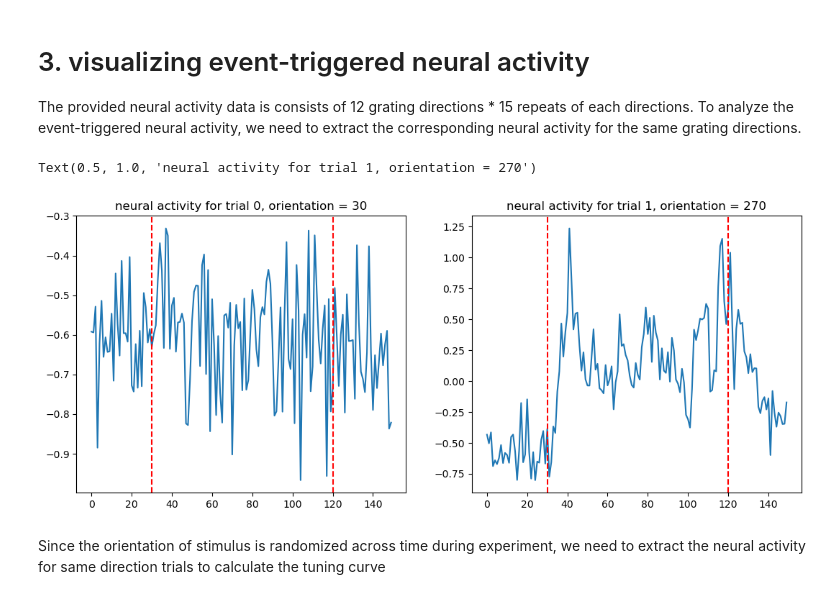
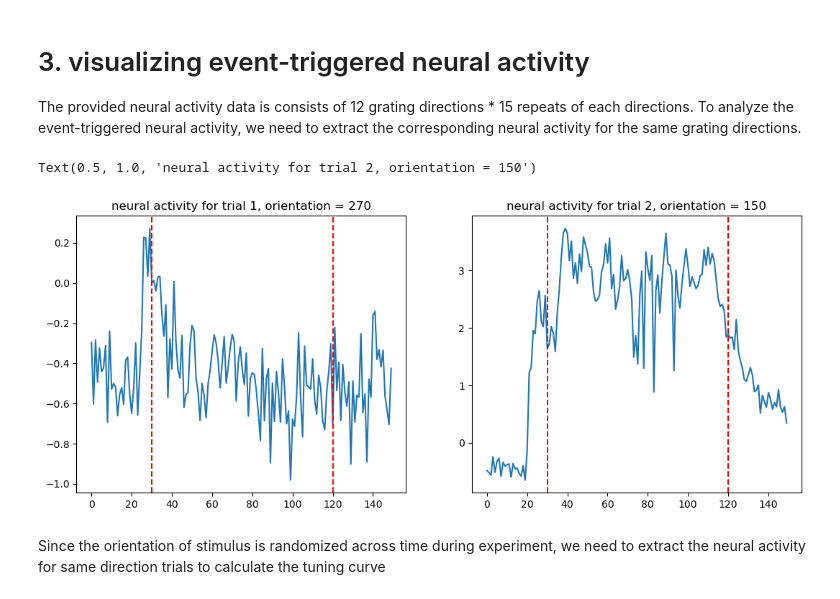
Before and after one commit to troselab/PM2-visual-physiology, a Jupyter notebook: 20241202_grating_tuning_v1.ipynb, the cells around one changed output. Saved outputs shown, nothing was run; the diff lists cells and outputs as text; code cells hidden in the pictures.

```diff
--- a/20241202_grating_tuning_v1.ipynb
+++ b/20241202_grating_tuning_v1.ipynb
@@ -79,6 +92,6 @@ These files are all recorded simultaneously for 21min, but you may have already
 
 To do this, we will load one more file ***bench2p_frame_times.npy*** to get the corresponding timestamp for each frame of neural activity.
 # %%
-file_path = '/home/shanm/adamacs/notebooks/shan/master course teaching/bench2p_frame_times.npy'
+file_path = rootpath + 'bench2p_frame_times.npy'
 neural_frame_time = np.load(file_path,  allow_pickle=True)
 # %%
@@ -171,27 +196,27 @@ The provided neural activity data is consists of 12 grating directions * 15 repe
 # %%
 ### plot two example trials for a neuron with 1s before stim_on and 1s after stim_off
 ### write your own code
 ### hint: use plt.axvline() to draw vertical line at stim_on and stim_off timepoints
 
 neuron_id = 0
-trial_id_1 = 0
-trial_id_2 = 1
+trial_id_1 = 1
+trial_id_2 = 2
 
 plt.figure(figsize=(13,5))
 plt.subplot(1,2,1)
 plt.plot(neural_data[neuron_id,stim_on_aligned[trial_id_1]-30:stim_off_aligned[trial_id_1]+30])
 plt.axvline(30,  color='r', linestyle='--')
 plt.axvline(120, color='r', linestyle='--')
 plt.title(f"neural activity for trial {trial_id_1}, orientation = {stim[trial_id_1]}")
 
 plt.subplot(1,2,2)
 plt.plot(neural_data[neuron_id,stim_on_aligned[trial_id_2]-30:stim_off_aligned[trial_id_2]+30])
 plt.axvline(30,  color='r', linestyle='--')
 plt.axvline(120, color='r', linestyle='--')
 plt.title(f"neural activity for trial {trial_id_2}, orientation = {stim[trial_id_2]}")
 # %% [output]
-Text(0.5, 1.0, 'neural activity for trial 1, orientation = 270')
+Text(0.5, 1.0, 'neural activity for trial 2, orientation = 150')
-[figure, old version]
+[figure, new version]
 # %% [markdown]
 Since the orientation of stimulus is randomized across time during experiment, we need to extract the neural activity for same direction trials to calculate the tuning curve
 # %%
```
Also changed, not shown: parts of 9 cells of this notebook.
